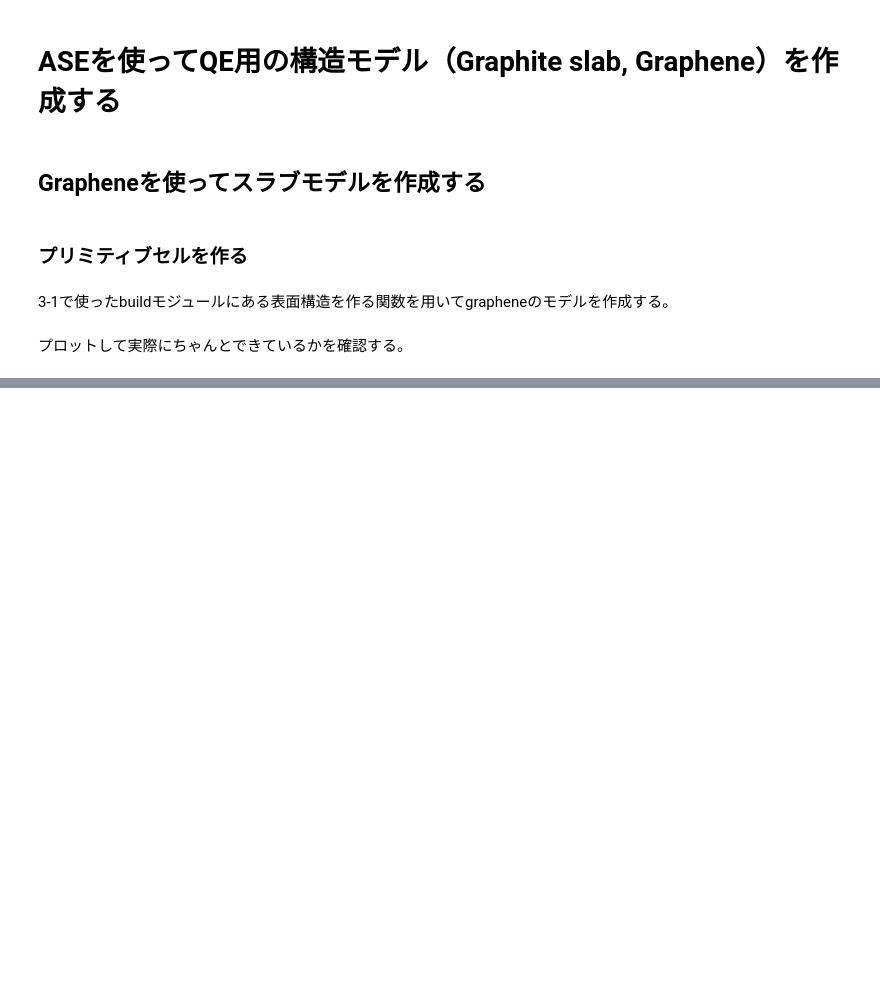
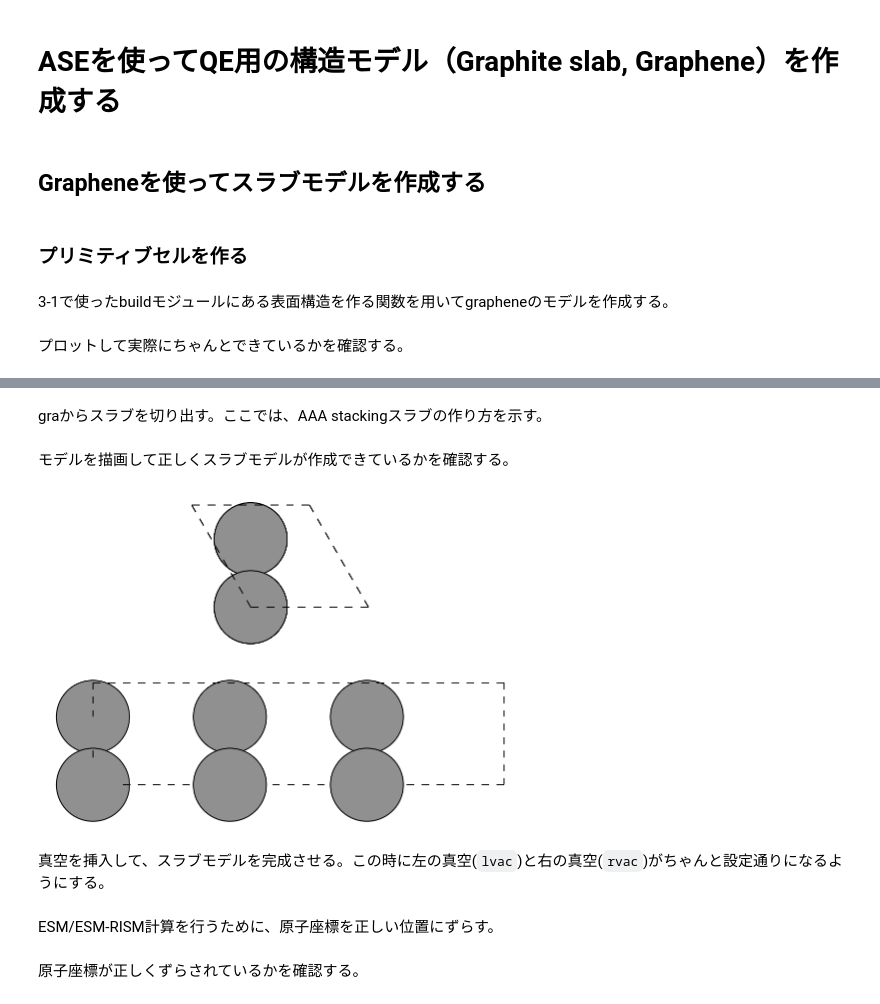
Before and after one commit to dockerytong/qe_ESM_RISM, a Jupyter notebook: notebook/03_2ASE.ipynb, the cells around one changed output, grey strips where cells are left out. Cells and saved outputs as stored; diff of their text form; code cells hidden in the pictures; blank space fills up the shorter version.

````diff
--- a/notebook/03_2ASE.ipynb
+++ b/notebook/03_2ASE.ipynb
@@ -42,0 +146,3 @@ gra.translate((0.0,0.0,lvac - vac)) # 与えたlvac, rvacを持つようにず
+# %%
+Graphene.bravais_basis.append([0,0,1/2])
+Graphene.bravais_basis.append([1/3,2/3,1/2])
@@ -42,0 +151,4 @@ gra.translate((0.0,0.0,lvac - vac)) # 与えたlvac, rvacを持つようにず
+# %%
+alat = 2.45 # 面内の格子ベクトル
+clat = 5.70 # 面直方向の格子ベクトル
+gra_AA = Graphene('C', latticeconstant={'a':alat, 'c':clat}, size=(1,1,1))
@@ -42,0 +176,17 @@ gra.translate((0.0,0.0,lvac - vac)) # 与えたlvac, rvacを持つようにず
+# %% [markdown]
+graからスラブを切り出す。ここでは、AAA stackingスラブの作り方を示す。
+# %%
+gra_cut = cut(gra_AA, a=(1,0,0), b=(0,1,0), c=(0,0,1.5)) # AAA stackingを作る
+# %% [markdown]
+モデルを描画して正しくスラブモデルが作成できているかを確認する。
+# %%
+fig, ax = plt.subplots(2,1, figsize=(12, 6))
+ax[0].set_axis_off()
+ax[1].set_axis_off()
+plot_atoms(gra_cut, ax[0], radii=1.0, rotation=('0x,0y,0z'))
+plot_atoms(gra_cut, ax[1], radii=1.0, rotation=('90x,90y,90z'))
+plt.show()
+# %% [output]
+[figure, added]
+# %% [markdown]
+真空を挿入して、スラブモデルを完成させる。この時に左の真空(```lvac```)と右の真空(```rvac```)がちゃんと設定通りになるようにする。
@@ -42,0 +198,2 @@ gra.translate((0.0,0.0,lvac - vac)) # 与えたlvac, rvacを持つようにず
+# %% [markdown]
+ESM/ESM-RISM計算を行うために、原子座標を正しい位置にずらす。
@@ -42,0 +203,2 @@ gra.translate((0.0,0.0,lvac - vac)) # 与えたlvac, rvacを持つようにず
+# %% [markdown]
+原子座標が正しくずらされているかを確認する。
````
Also changed, not shown: parts of 70 cells of this notebook.
